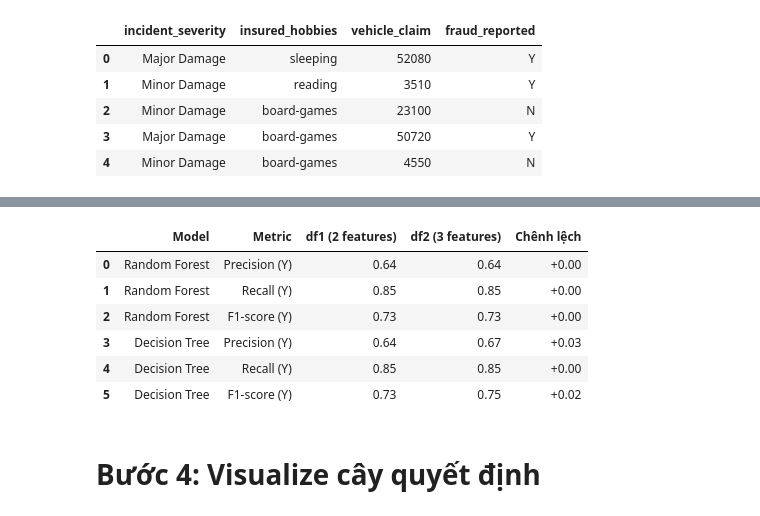
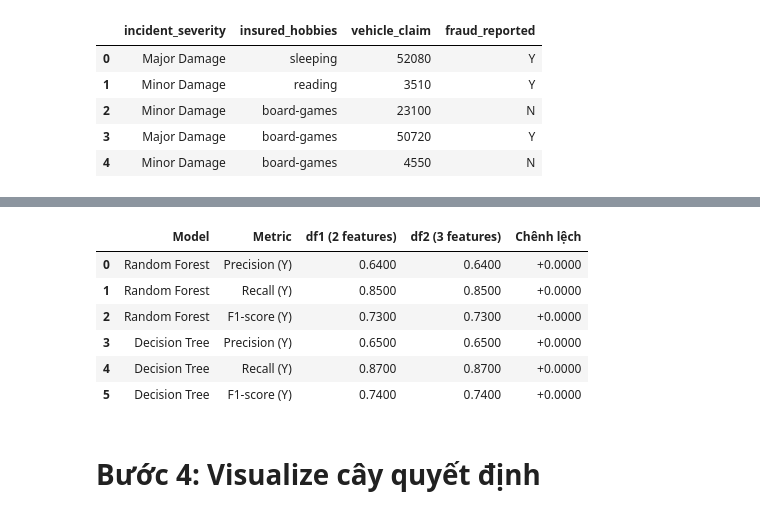
Before and after one commit to minhphu12-oc/gg-colab, a Jupyter notebook: project_5.ipynb, the cells around one changed output, grey strips where cells are left out. Cells and saved outputs as stored; diff of their text form; code cells hidden in the pictures.

```diff
--- a/project_5.ipynb
+++ b/project_5.ipynb
@@ -595,69 +651,74 @@ weighted avg       0.86      0.83      0.84       200
 [figure]
 F1-score (Y): 0.7442
 # %%
+import pandas as pd
+
 data_compare = [
     {
         "Model": "Random Forest",
         "Metric": "Precision (Y)",
-        "df1 (2 features)": 0.64,
-        "df2 (3 features)": 0.64
+        "df1 (2 features)": 0.6400,
+        "df2 (3 features)": 0.6400
     },
     {
         "Model": "Random Forest",
         "Metric": "Recall (Y)",
-        "df1 (2 features)": 0.85,
-        "df2 (3 features)": 0.85
+        "df1 (2 features)": 0.8500,
+        "df2 (3 features)": 0.8500
     },
     {
         "Model": "Random Forest",
         "Metric": "F1-score (Y)",
-        "df1 (2 features)": 0.73,
-        "df2 (3 features)": 0.73
+        "df1 (2 features)": 0.7300,
+        "df2 (3 features)": 0.7300
     },
     {
         "Model": "Decision Tree",
         "Metric": "Precision (Y)",
-        "df1 (2 features)": 0.64,
-        "df2 (3 features)": 0.67
+        "df1 (2 features)": 0.6500,
+        "df2 (3 features)": 0.6500
     },
     {
         "Model": "Decision Tree",
         "Metric": "Recall (Y)",
-        "df1 (2 features)": 0.85,
-        "df2 (3 features)": 0.85
+        "df1 (2 features)": 0.8700,
+        "df2 (3 features)": 0.8700
     },
     {
         "Model": "Decision Tree",
         "Metric": "F1-score (Y)",
-        "df1 (2 features)": 0.73,
-        "df2 (3 features)": 0.75
+        "df1 (2 features)": 0.7400,
+        "df2 (3 features)": 0.7400
     }
 ]
+
 # Tạo DataFrame
 df_compare_models = pd.DataFrame(data_compare)
 df_compare_models["Chênh lệch"] = df_compare_models["df2 (3 features)"] - df_compare_models["df1 (2 features)"]
+
 def highlight_diff(val):
     if val > 0:
         return 'color: green; font-weight: bold;'
     elif val < 0:
         return 'color: red; font-weight: bold;'
     else:
         return 'color: gray;'
+
 styled_table_df1_df2 = df_compare_models.style.format({
-    'df1 (2 features)': '{:.2f}',
-    'df2 (3 features)': '{:.2f}',
-    'Chênh lệch': '{:+.2f}'
+    'df1 (2 features)': '{:.4f}',
+    'df2 (3 features)': '{:.4f}',
+    'Chênh lệch': '{:+.4f}'
 }).map(highlight_diff, subset=['Chênh lệch'])
 
 display(styled_table_df1_df2)
 # %% [output]
 |  | Model | Metric | df1 (2 features) | df2 (3 features) | Chênh lệch |
-| 0 | Random Forest | Precision (Y) | 0.64 | 0.64 | +0.00 |
-| 1 | Random Forest | Recall (Y) | 0.85 | 0.85 | +0.00 |
-| 2 | Random Forest | F1-score (Y) | 0.73 | 0.73 | +0.00 |
-| 3 | Decision Tree | Precision (Y) | 0.64 | 0.67 | +0.03 |
-| 4 | Decision Tree | Recall (Y) | 0.85 | 0.85 | +0.00 |
-| 5 | Decision Tree | F1-score (Y) | 0.73 | 0.75 | +0.02 |
+| 0 | Random Forest | Precision (Y) | 0.6400 | 0.6400 | +0.0000 |
+| 1 | Random Forest | Recall (Y) | 0.8500 | 0.8500 | +0.0000 |
+| 2 | Random Forest | F1-score (Y) | 0.7300 | 0.7300 | +0.0000 |
+| 3 | Decision Tree | Precision (Y) | 0.6500 | 0.6500 | +0.0000 |
+| 4 | Decision Tree | Recall (Y) | 0.8700 | 0.8700 | +0.0000 |
+| 5 | Decision Tree | F1-score (Y) | 0.7400 | 0.7400 | +0.0000 |
 # %% [markdown]
 # Bước 4: Visualize cây quyết định
 # %%
```
Also changed, not shown: parts of 26 cells of this notebook.
